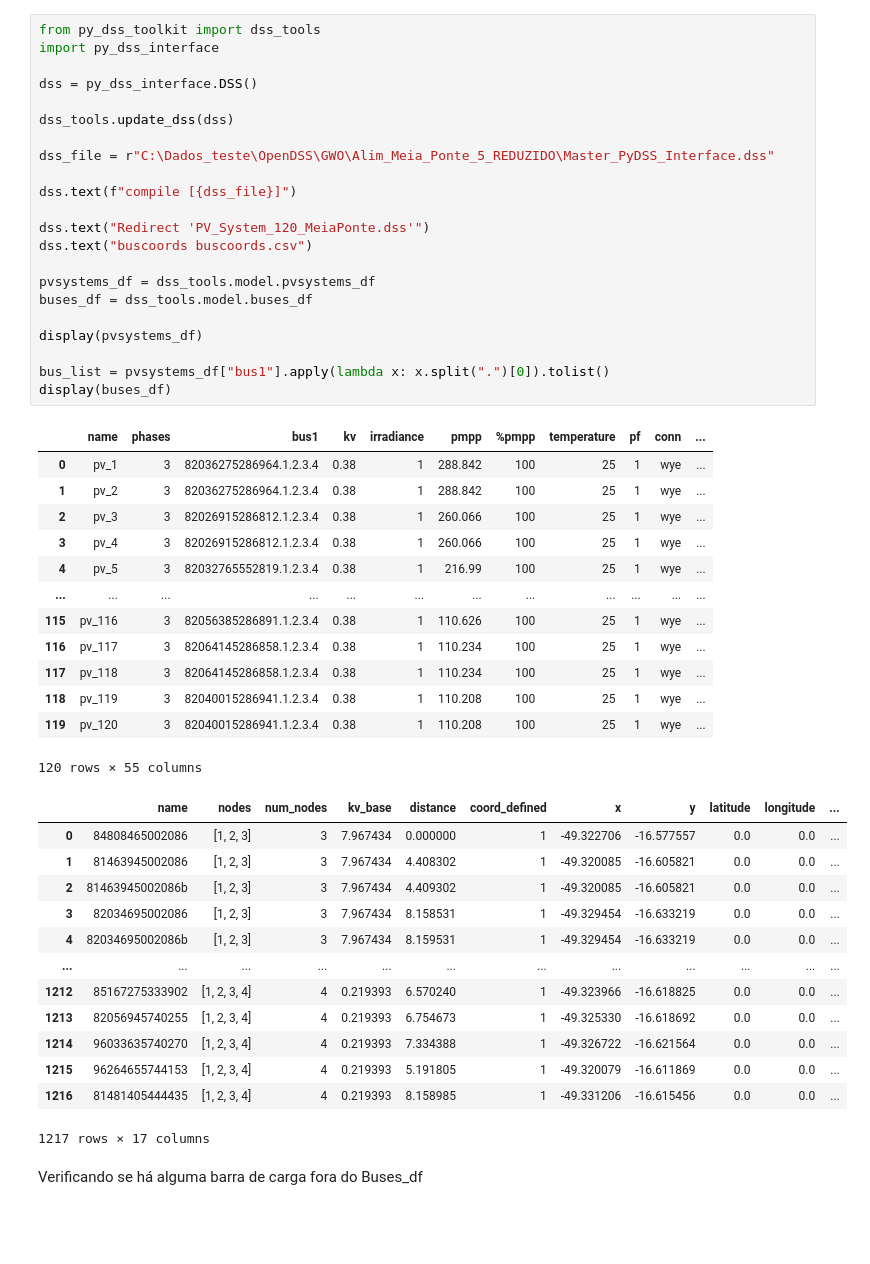
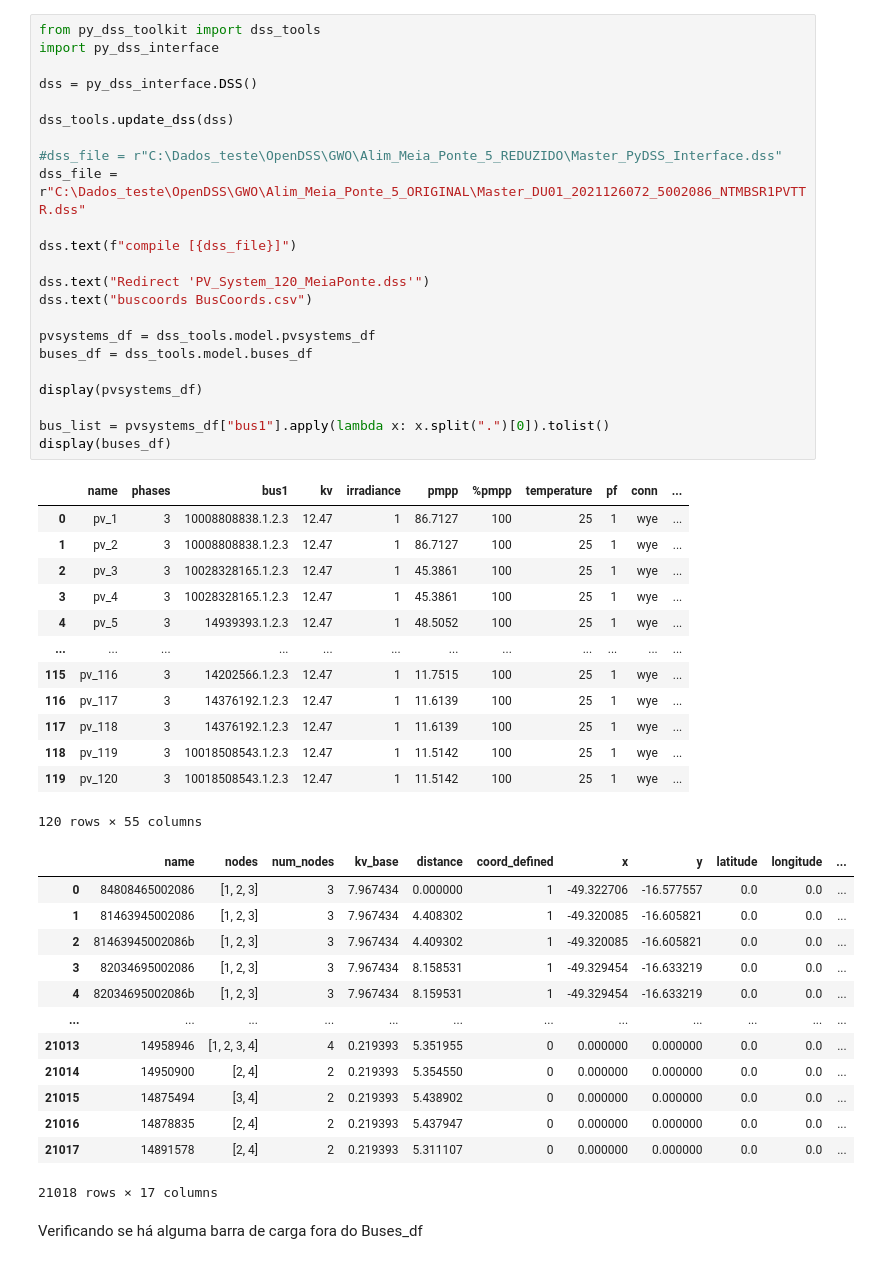
Before and after one commit to Ivanictor/Optimizer-OpenDSS, a Jupyter notebook: pvlib_irrad.ipynb, the cells around one changed output. Drawn from its saved outputs; the diff is of its cells as text; blank space fills up the shorter version.

```diff
--- a/pvlib_irrad.ipynb
+++ b/pvlib_irrad.ipynb
@@ -4,51 +200,52 @@ Preparação OpenDSS
 from py_dss_toolkit import dss_tools
 import py_dss_interface
 
 dss = py_dss_interface.DSS()
 
 dss_tools.update_dss(dss)
 
-dss_file = r"C:\Dados_teste\OpenDSS\GWO\Alim_Meia_Ponte_5_REDUZIDO\Master_PyDSS_Interface.dss"
+#dss_file = r"C:\Dados_teste\OpenDSS\GWO\Alim_Meia_Ponte_5_REDUZIDO\Master_PyDSS_Interface.dss"
+dss_file = r"C:\Dados_teste\OpenDSS\GWO\Alim_Meia_Ponte_5_ORIGINAL\Master_DU01_2021126072_5002086_NTMBSR1PVTTR.dss"
 
 dss.text(f"compile [{dss_file}]")
 
 dss.text("Redirect 'PV_System_120_MeiaPonte.dss'")
-dss.text("buscoords buscoords.csv")
+dss.text("buscoords BusCoords.csv")
 
 pvsystems_df = dss_tools.model.pvsystems_df
 buses_df = dss_tools.model.buses_df
 
 display(pvsystems_df)
 
 bus_list = pvsystems_df["bus1"].apply(lambda x: x.split(".")[0]).tolist()
 display(buses_df)
 # %% [output]
 |  | name | phases | bus1 | kv | irradiance | pmpp | %pmpp | temperature | pf | conn | ... |
-| 0 | pv_1 | 3 | 82036275286964.1.2.3.4 | 0.38 | 1 | 288.842 | 100 | 25 | 1 | wye | ... |
-| 1 | pv_2 | 3 | 82036275286964.1.2.3.4 | 0.38 | 1 | 288.842 | 100 | 25 | 1 | wye | ... |
-| 2 | pv_3 | 3 | 82026915286812.1.2.3.4 | 0.38 | 1 | 260.066 | 100 | 25 | 1 | wye | ... |
-| 3 | pv_4 | 3 | 82026915286812.1.2.3.4 | 0.38 | 1 | 260.066 | 100 | 25 | 1 | wye | ... |
-| 4 | pv_5 | 3 | 82032765552819.1.2.3.4 | 0.38 | 1 | 216.99 | 100 | 25 | 1 | wye | ... |
+| 0 | pv_1 | 3 | 10008808838.1.2.3 | 12.47 | 1 | 86.7127 | 100 | 25 | 1 | wye | ... |
+| 1 | pv_2 | 3 | 10008808838.1.2.3 | 12.47 | 1 | 86.7127 | 100 | 25 | 1 | wye | ... |
+| 2 | pv_3 | 3 | 10028328165.1.2.3 | 12.47 | 1 | 45.3861 | 100 | 25 | 1 | wye | ... |
+| 3 | pv_4 | 3 | 10028328165.1.2.3 | 12.47 | 1 | 45.3861 | 100 | 25 | 1 | wye | ... |
+| 4 | pv_5 | 3 | 14939393.1.2.3 | 12.47 | 1 | 48.5052 | 100 | 25 | 1 | wye | ... |
 | ... | ... | ... | ... | ... | ... | ... | ... | ... | ... | ... | ... |
-| 115 | pv_116 | 3 | 82056385286891.1.2.3.4 | 0.38 | 1 | 110.626 | 100 | 25 | 1 | wye | ... |
-| 116 | pv_117 | 3 | 82064145286858.1.2.3.4 | 0.38 | 1 | 110.234 | 100 | 25 | 1 | wye | ... |
-| 117 | pv_118 | 3 | 82064145286858.1.2.3.4 | 0.38 | 1 | 110.234 | 100 | 25 | 1 | wye | ... |
-| 118 | pv_119 | 3 | 82040015286941.1.2.3.4 | 0.38 | 1 | 110.208 | 100 | 25 | 1 | wye | ... |
-| 119 | pv_120 | 3 | 82040015286941.1.2.3.4 | 0.38 | 1 | 110.208 | 100 | 25 | 1 | wye | ... |
+| 115 | pv_116 | 3 | 14202566.1.2.3 | 12.47 | 1 | 11.7515 | 100 | 25 | 1 | wye | ... |
+| 116 | pv_117 | 3 | 14376192.1.2.3 | 12.47 | 1 | 11.6139 | 100 | 25 | 1 | wye | ... |
+| 117 | pv_118 | 3 | 14376192.1.2.3 | 12.47 | 1 | 11.6139 | 100 | 25 | 1 | wye | ... |
+| 118 | pv_119 | 3 | 10018508543.1.2.3 | 12.47 | 1 | 11.5142 | 100 | 25 | 1 | wye | ... |
+| 119 | pv_120 | 3 | 10018508543.1.2.3 | 12.47 | 1 | 11.5142 | 100 | 25 | 1 | wye | ... |
 120 rows × 55 columns
 |  | name | nodes | num_nodes | kv_base | distance | coord_defined | x | y | latitude | longitude | ... |
 | 0 | 84808465002086 | [1, 2, 3] | 3 | 7.967434 | 0.000000 | 1 | -49.322706 | -16.577557 | 0.0 | 0.0 | ... |
 | 1 | 81463945002086 | [1, 2, 3] | 3 | 7.967434 | 4.408302 | 1 | -49.320085 | -16.605821 | 0.0 | 0.0 | ... |
 | 2 | 81463945002086b | [1, 2, 3] | 3 | 7.967434 | 4.409302 | 1 | -49.320085 | -16.605821 | 0.0 | 0.0 | ... |
 | 3 | 82034695002086 | [1, 2, 3] | 3 | 7.967434 | 8.158531 | 1 | -49.329454 | -16.633219 | 0.0 | 0.0 | ... |
 | 4 | 82034695002086b | [1, 2, 3] | 3 | 7.967434 | 8.159531 | 1 | -49.329454 | -16.633219 | 0.0 | 0.0 | ... |
 | ... | ... | ... | ... | ... | ... | ... | ... | ... | ... | ... | ... |
-| 1212 | 85167275333902 | [1, 2, 3, 4] | 4 | 0.219393 | 6.570240 | 1 | -49.323966 | -16.618825 | 0.0 | 0.0 | ... |
-| 1213 | 82056945740255 | [1, 2, 3, 4] | 4 | 0.219393 | 6.754673 | 1 | -49.325330 | -16.618692 | 0.0 | 0.0 | ... |
-| 1214 | 96033635740270 | [1, 2, 3, 4] | 4 | 0.219393 | 7.334388 | 1 | -49.326722 | -16.621564 | 0.0 | 0.0 | ... |
-| 1215 | 96264655744153 | [1, 2, 3, 4] | 4 | 0.219393 | 5.191805 | 1 | -49.320079 | -16.611869 | 0.0 | 0.0 | ... |
-| 1216 | 81481405444435 | [1, 2, 3, 4] | 4 | 0.219393 | 8.158985 | 1 | -49.331206 | -16.615456 | 0.0 | 0.0 | ... |
+| 21013 | 14958946 | [1, 2, 3, 4] | 4 | 0.219393 | 5.351955 | 0 | 0.000000 | 0.000000 | 0.0 | 0.0 | ... |
+| 21014 | 14950900 | [2, 4] | 2 | 0.219393 | 5.354550 | 0 | 0.000000 | 0.000000 | 0.0 | 0.0 | ... |
+| 21015 | 14875494 | [3, 4] | 2 | 0.219393 | 5.438902 | 0 | 0.000000 | 0.000000 | 0.0 | 0.0 | ... |
+| 21016 | 14878835 | [2, 4] | 2 | 0.219393 | 5.437947 | 0 | 0.000000 | 0.000000 | 0.0 | 0.0 | ... |
+| 21017 | 14891578 | [2, 4] | 2 | 0.219393 | 5.311107 | 0 | 0.000000 | 0.000000 | 0.0 | 0.0 | ... |
-1217 rows × 17 columns
+21018 rows × 17 columns
 # %% [markdown]
 Verificando se há alguma barra de carga fora do Buses_df
 # %%
```
Also changed, not shown: parts of 7 cells of this notebook, 42 other files.
